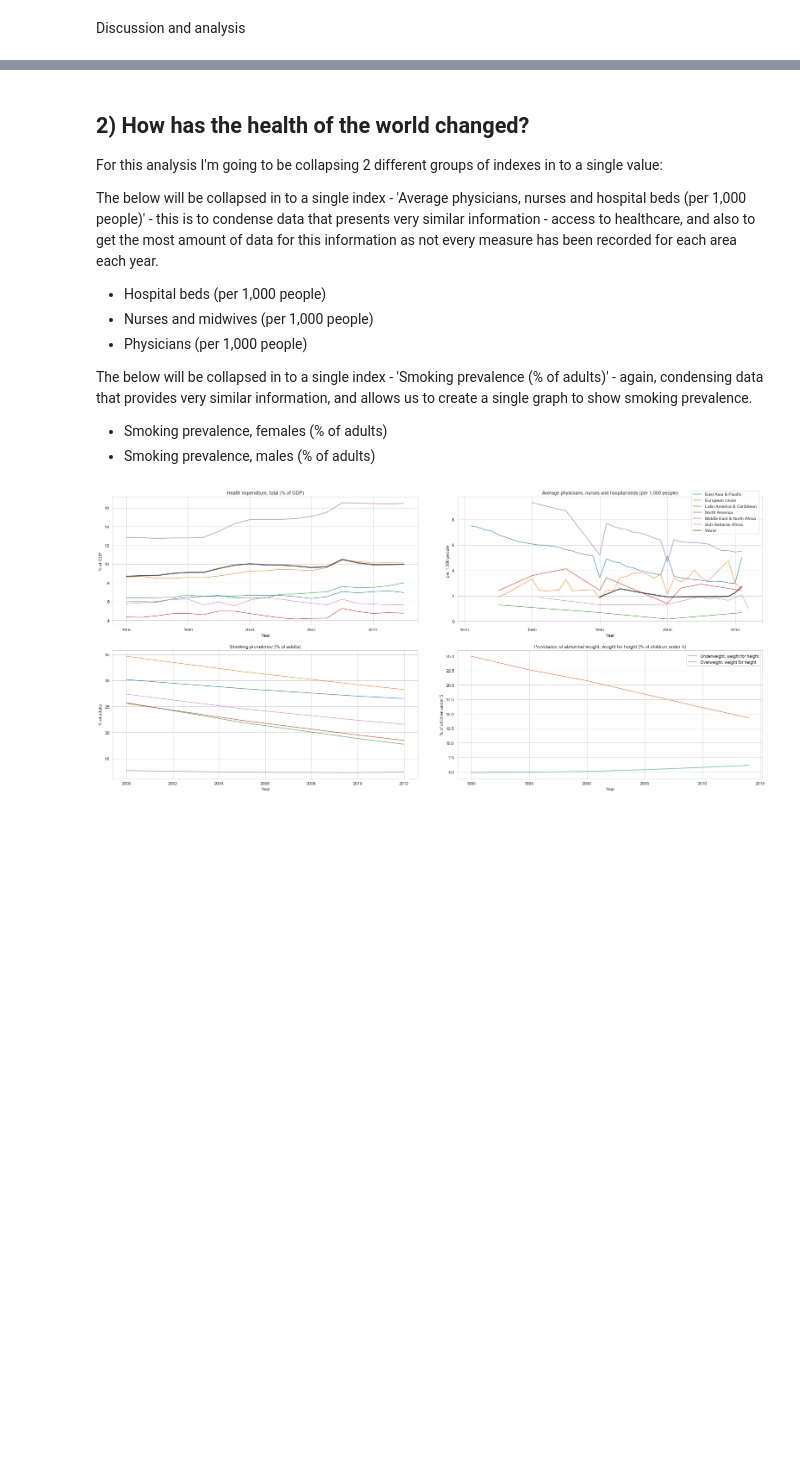
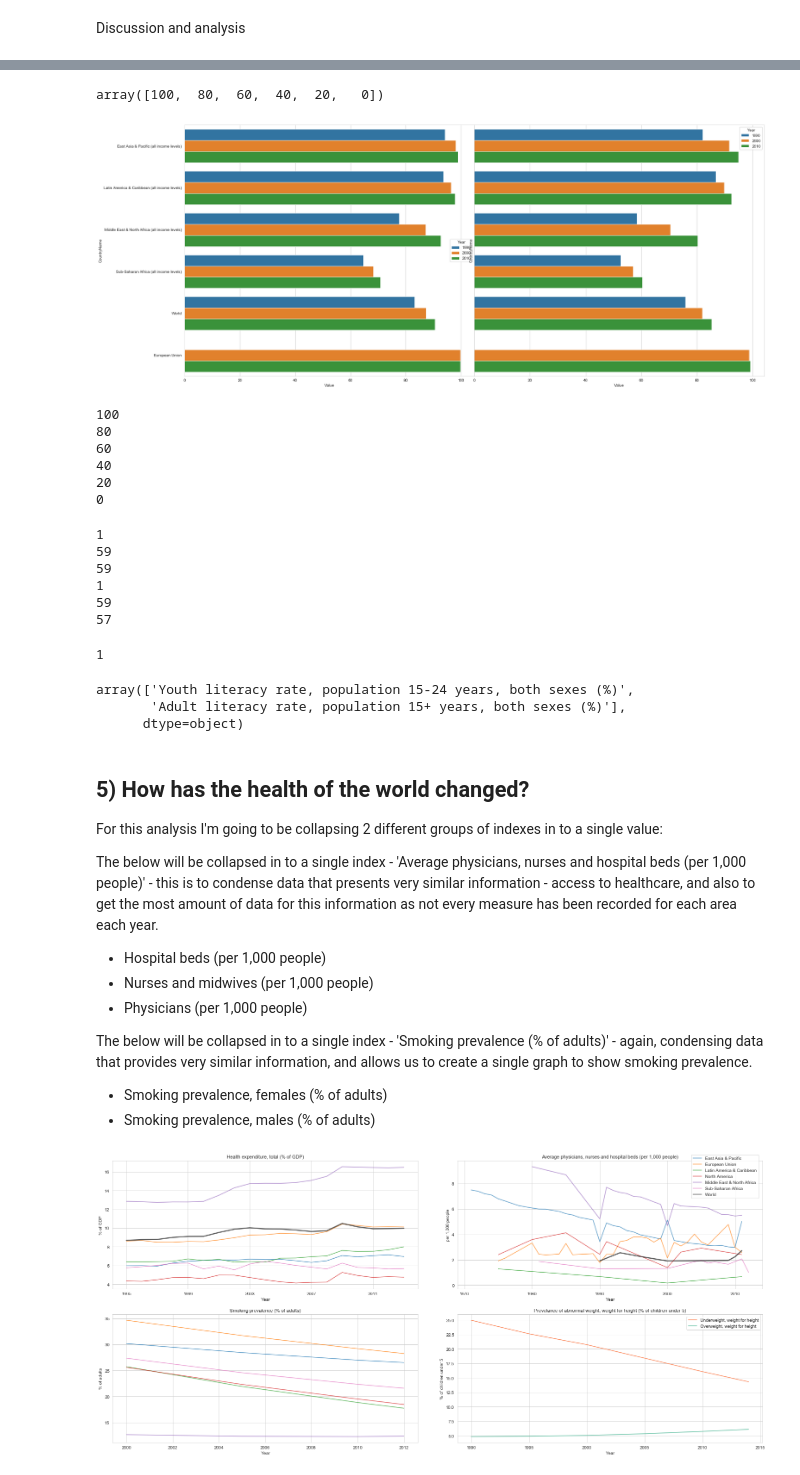
Before and after one commit to jackdog994/my-work, a Jupyter notebook: Data Visualisations/World Development Indicators/World Development Indicators.ipynb, the cells around one changed output, grey strips where cells are left out. Cells and saved outputs as stored; diff of their text form; code cells hidden in the pictures; blank space fills up the shorter version.

```diff
--- a/Data Visualisations/World Development Indicators/World Development Indicators.ipynb
+++ b/Data Visualisations/World Development Indicators/World Development Indicators.ipynb
@@ -246,0 +546,15 @@ Discussion and analysis
+# %%
+lit_rate = pd.read_sql(
+    """
+    SELECT indicators.* FROM indicators
+    WHERE
+        IndicatorCode IN (
+        'SE.ADT.1524.LT.ZS',
+        'SE.ADT.LITR.ZS') AND
+        CountryCode IN ('NAC','EAS','EUU','LCN','MEA','SSF','WLD')
+
+
+    ORDER BY Year,IndicatorCode,CountryCode
+    """,
+    con=conn
+)
@@ -247,5 +568,50 @@ Discussion and analysis
+# %%
+fig, axes = plt.subplots(ncols=2, figsize = (27,12),gridspec_kw={'wspace':0.0},sharey=True)
+
+for index in lit_rate['IndicatorName'].unique():
+    table = lit_rate[lit_rate['IndicatorName']==index]
+    sns.barplot(x=table['Value'],y=table['CountryName'],hue=table['Year'],ax=axes[int(len('Adult literacy rate, population 15+ years, both sexes (%)')/len(index))])
+
+
+axes[0].set_xticks(range(100,-20,-20))
+axes[0].get_xticks()
+# %% [output]
+array([100,  80,  60,  40,  20,   0])
+[figure, added]
+# %%
+for i in range(100,-20,-20):
+    print(i)
+# %% [output]
+100
+80
+60
+40
+20
+0
+# %%
+for index in lit_rate['IndicatorName'].unique():
+    print(int(len('Adult literacy rate, population 15+ years, both sexes (%)')/len(index)))
+    print(len('Youth literacy rate, population 15-24 years, both sexes (%)'))
+    print(len(index))
+# %% [output]
+1
+59
+59
+1
+59
+57
+# %%
+int(len('Primary completion rate, both sexes (%)')/len('Primary completion rate, both sexes (%)'))
+# %% [output]
+1
+# %%
+lit_rate['IndicatorName'].unique()
+# %% [output]
+array(['Youth literacy rate, population 15-24 years, both sexes (%)',
+       'Adult literacy rate, population 15+ years, both sexes (%)'],
+      dtype=object)
 # %% [markdown]
-## 2) How has the health of the world changed?
+## 5) How has the health of the world changed?
 
 For this analysis I'm going to be collapsing 2 different groups of indexes in to a single value:
 
```
Also changed, not shown: parts of 116 cells of this notebook.
